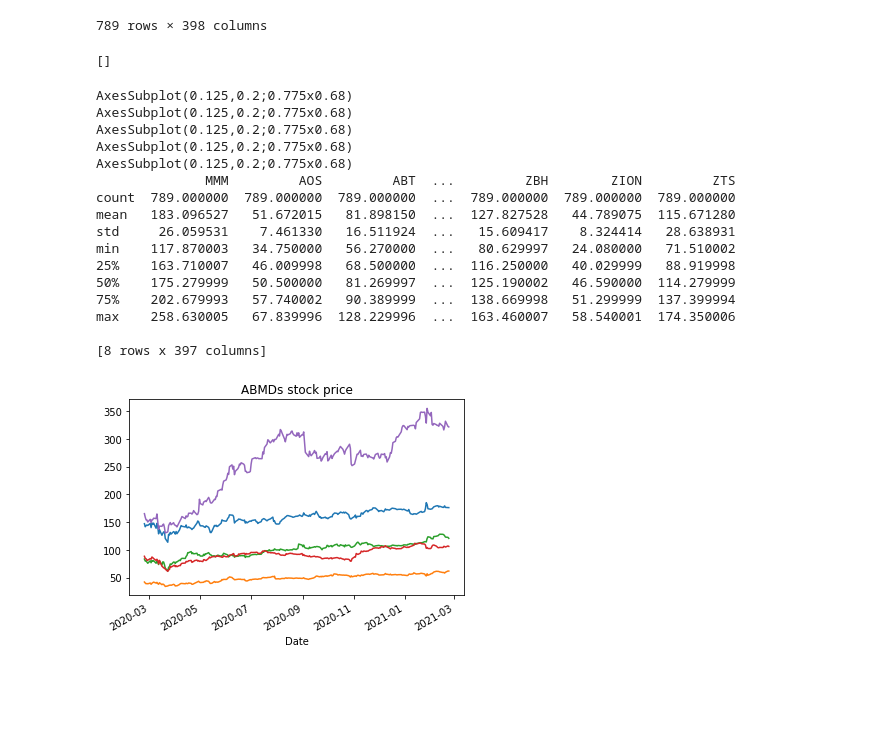
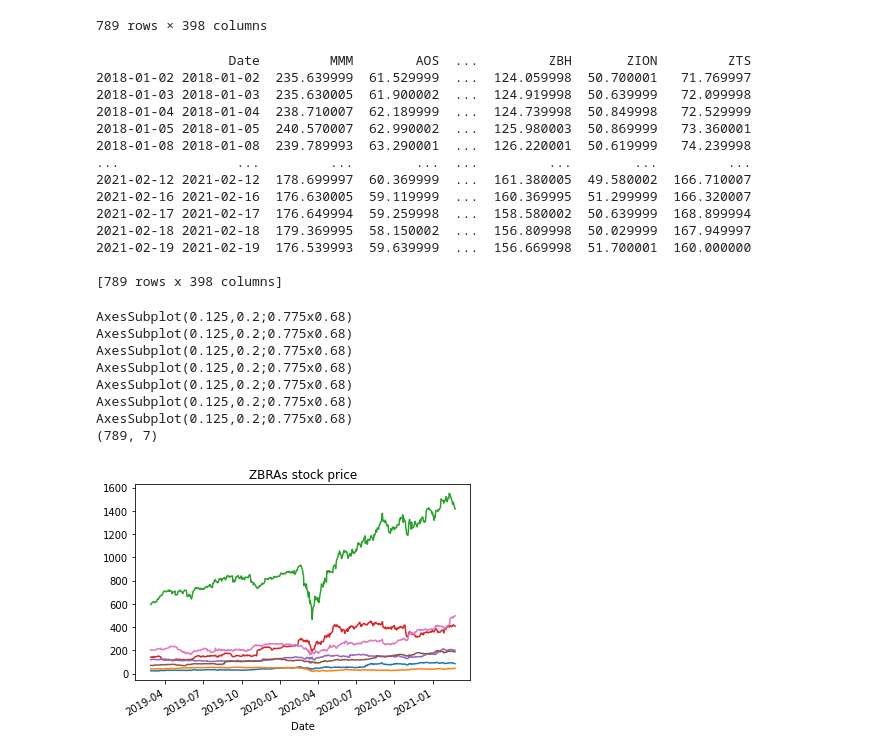
Before and after one commit to xanasa14/Finances, a Jupyter notebook: DownloadingDataYahooFinance.ipynb, the cells around one changed output. Cells and saved outputs as stored; diff of their text form; code cells hidden in the pictures; blank space fills up the shorter version.

```diff
--- a/DownloadingDataYahooFinance.ipynb
+++ b/DownloadingDataYahooFinance.ipynb
@@ -94,29 +95,38 @@ finalData
 #Check if any Columns have empty values(NAN)
 finalData.sort_values(by=['Date'])
 finalData.columns[finalData.isna().any()].tolist()
+print(finalData)
 # %% [output]
-[]
+                 Date         MMM        AOS  ...         ZBH       ZION         ZTS
+2018-01-02 2018-01-02  235.639999  61.529999  ...  124.059998  50.700001   71.769997
+2018-01-03 2018-01-03  235.630005  61.900002  ...  124.919998  50.639999   72.099998
+2018-01-04 2018-01-04  238.710007  62.189999  ...  124.739998  50.849998   72.529999
+2018-01-05 2018-01-05  240.570007  62.990002  ...  125.980003  50.869999   73.360001
+2018-01-08 2018-01-08  239.789993  63.290001  ...  126.220001  50.619999   74.239998
+...               ...         ...        ...  ...         ...        ...         ...
+2021-02-12 2021-02-12  178.699997  60.369999  ...  161.380005  49.580002  166.710007
+2021-02-16 2021-02-16  176.630005  59.119999  ...  160.369995  51.299999  166.320007
+2021-02-17 2021-02-17  176.649994  59.259998  ...  158.580002  50.639999  168.899994
+2021-02-18 2021-02-18  179.369995  58.150002  ...  156.809998  50.029999  167.949997
+2021-02-19 2021-02-19  176.539993  59.639999  ...  156.669998  51.700001  160.000000
+
+[789 rows x 398 columns]
 # %%
-for company in companies[0:5]:
+goodCompanies = ['AMD','AIG','CMG','DXCM','LLY','TGT','ZBRA']
+for company in goodCompanies[:len(goodCompanies)]:
+
   ticker = yf.Ticker(company)
-  tsla_df = ticker.history(period="1Y")
+  tsla_df = ticker.history(period="2Y")
   print(tsla_df['Close'].plot(title= str(company) + "s stock price"))
-print( finalData.describe())
+
+print(finalData[goodCompanies].shape)
 # %% [output]
 AxesSubplot(0.125,0.2;0.775x0.68)
 AxesSubplot(0.125,0.2;0.775x0.68)
 AxesSubplot(0.125,0.2;0.775x0.68)
 AxesSubplot(0.125,0.2;0.775x0.68)
 AxesSubplot(0.125,0.2;0.775x0.68)
-              MMM         AOS         ABT  ...         ZBH        ZION         ZTS
-count  789.000000  789.000000  789.000000  ...  789.000000  789.000000  789.000000
-mean   183.096527   51.672015   81.898150  ...  127.827528   44.789075  115.671280
-std     26.059531    7.461330   16.511924  ...   15.609417    8.324414   28.638931
-min    117.870003   34.750000   56.270000  ...   80.629997   24.080000   71.510002
-25%    163.710007   46.009998   68.500000  ...  116.250000   40.029999   88.919998
-50%    175.279999   50.500000   81.269997  ...  125.190002   46.590000  114.279999
-75%    202.679993   57.740002   90.389999  ...  138.669998   51.299999  137.399994
-max    258.630005   67.839996  128.229996  ...  163.460007   58.540001  174.350006
-
-[8 rows x 397 columns]
+AxesSubplot(0.125,0.2;0.775x0.68)
+AxesSubplot(0.125,0.2;0.775x0.68)
+(789, 7)
-[figure, old version]
+[figure, new version]
```
Also changed, not shown: parts of 4 cells of this notebook.
